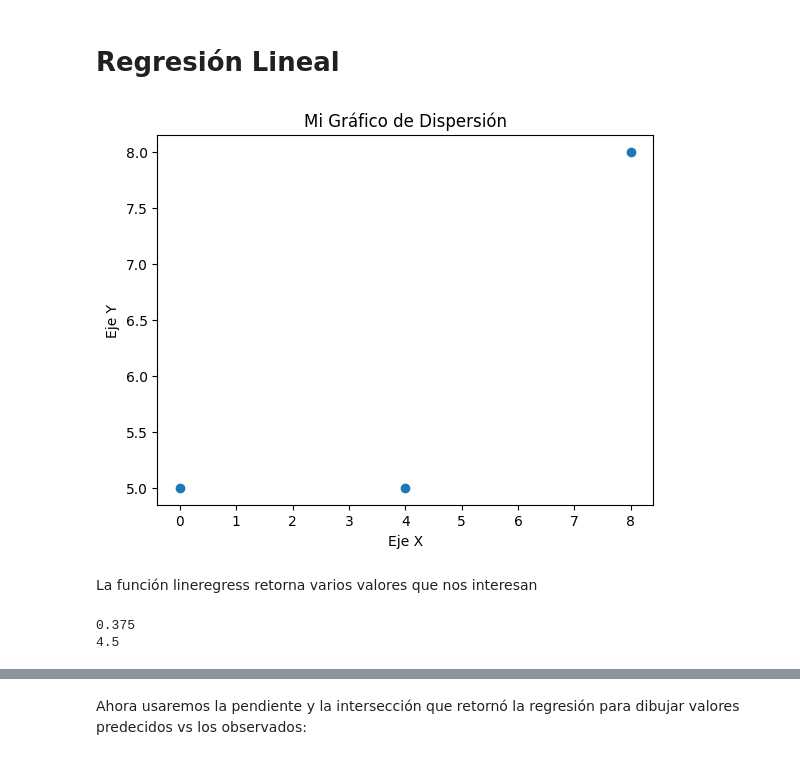
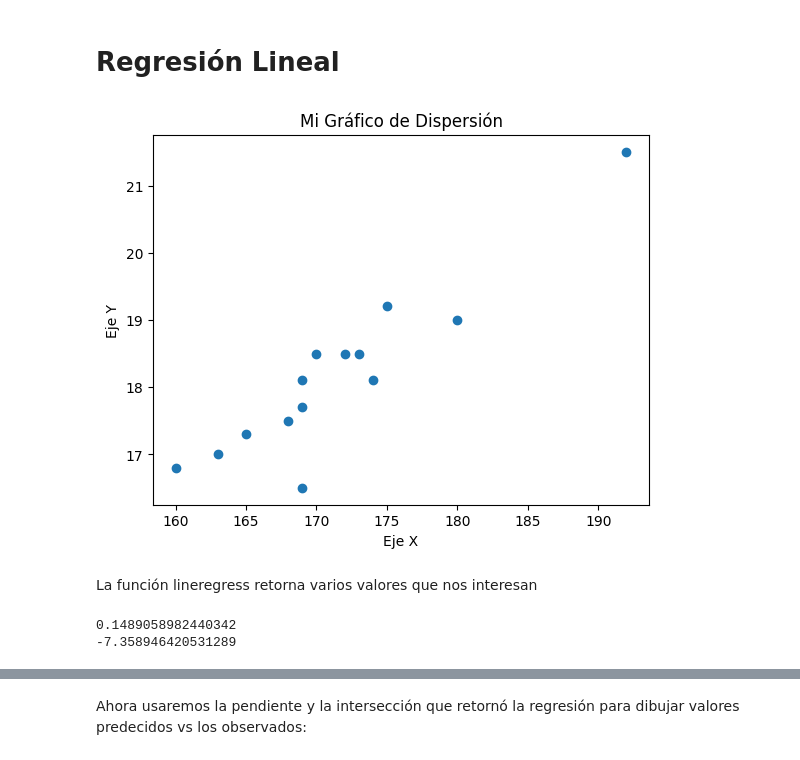
Before and after one commit to MarioAran/AI-con-python, a Jupyter notebook: modulo_4/regresión-lineal.ipynb, the cells around one changed output, grey strips where cells are left out. Drawn from its saved outputs; the diff is of its cells as text; code cells hidden in the pictures.

```diff
--- a/modulo_4/regresión-lineal.ipynb
+++ b/modulo_4/regresión-lineal.ipynb
@@ -3,23 +3,23 @@
 # %%
 import numpy as np
 import matplotlib.pyplot as plt
 
 # Datos
-datosX = [0, 4, 8]
-datosY = [5, 5, 8]
+datosX = [173,170,168,180,169,175,160,172,169,163,192,169,174,165]
+datosY = [18.5,18.5,17.5,19.0,16.5,19.2,16.8,18.5,18.1,17.0,21.5,17.7,18.1,17.3]
 
 # Crea el gráfico de dispersión (scatter plot)
 plt.scatter(datosX, datosY)
 
 # Opcional: Personaliza el gráfico
 plt.title("Mi Gráfico de Dispersión")
 plt.xlabel("Eje X")
 plt.ylabel("Eje Y")
 
 # Muestra el gráfico
 plt.show()
 # %% [output]
-[figure, old version]
+[figure, new version]
 # %% [markdown]
 La función lineregress retorna varios valores que nos interesan
 # %%
@@ -30,8 +30,8 @@ slope, intercept, r_value, p_value, std_err = stats.linregress(datosX, datosY)
 print(slope)
 print(intercept)
 # %% [output]
-0.375
-4.5
+0.1489058982440342
+-7.358946420531289
 # %%
 r_value ** 2
 # %% [output]
```
Also changed, not shown: parts of 2 cells of this notebook.
